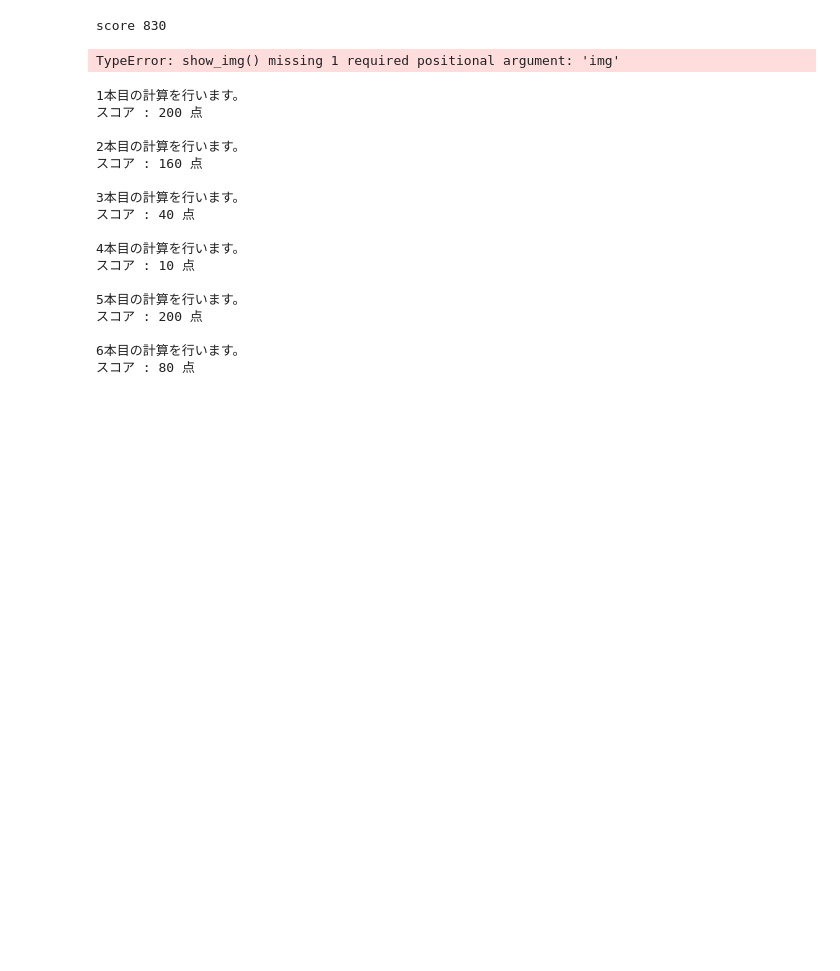
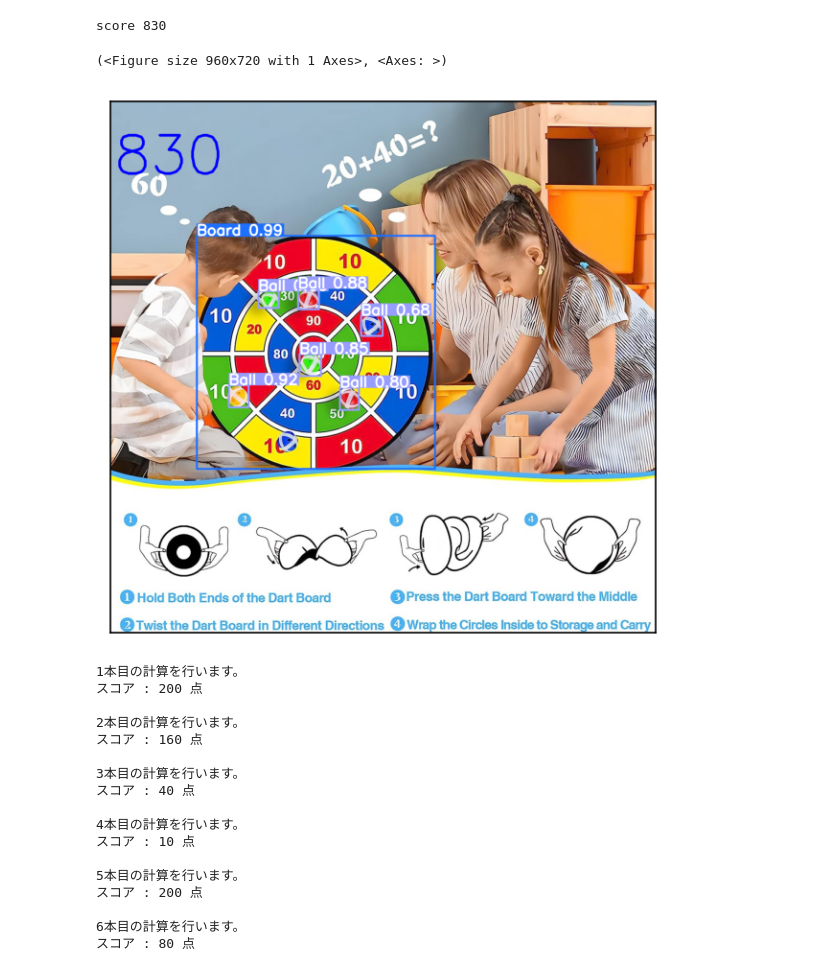
Before and after one commit to hrhrkeee/2023_sentan_B, a Jupyter notebook: 20230727_Dartboard_Detection/05_ダーツボードのボールを検出・評価点算出.ipynb, the cells around one changed output. Saved outputs shown, nothing was run; the diff lists cells and outputs as text; code cells hidden in the pictures; blank space fills up the shorter version.

```diff
--- a/20230727_Dartboard_Detection/05_ダーツボードのボールを検出・評価点算出.ipynb
+++ b/20230727_Dartboard_Detection/05_ダーツボードのボールを検出・評価点算出.ipynb
@@ -12,18 +12,20 @@ from dartboard_evaluator import DartboardEvaluator
 # %%
 darts_eval = DartboardEvaluator(yolo_model_path = "./models/20230720-1229_yolov8n_sentan-B2/weights/best.pt")
 
 img = cv2.imread(str("./data/dartboard_sample_03.jpg"))[:,:,::-1]
 socre = darts_eval(img)
 
 print("score", socre)
 res_img = darts_eval.get_visualized_img()
+
 # 画像中に文字を入力
-res_img = cv2.putText(res_img, str(socre), (10, 50), cv2.FONT_HERSHEY_SIMPLEX, 1, (0, 0, 255), 2, cv2.LINE_AA)
+res_img = cv2.putText(res_img, str(socre), (10, 200), cv2.FONT_HERSHEY_SIMPLEX, 5, (0, 0, 255), 5, cv2.LINE_AA)
 
 utils.show_img(res_img)
 # %% [output]
 score 830
-TypeError: show_img() missing 1 required positional argument: 'img'
+(<Figure size 960x720 with 1 Axes>, <Axes: >)
+[figure, added]
 # %%
 from dartboard_evaluator import Polar_Coordinate
 
```
Also changed, not shown: 3 other files.
